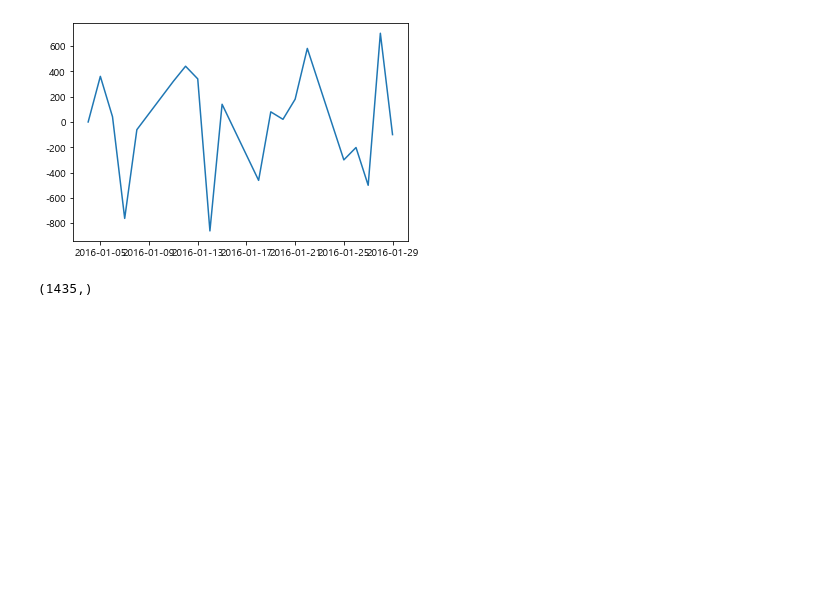
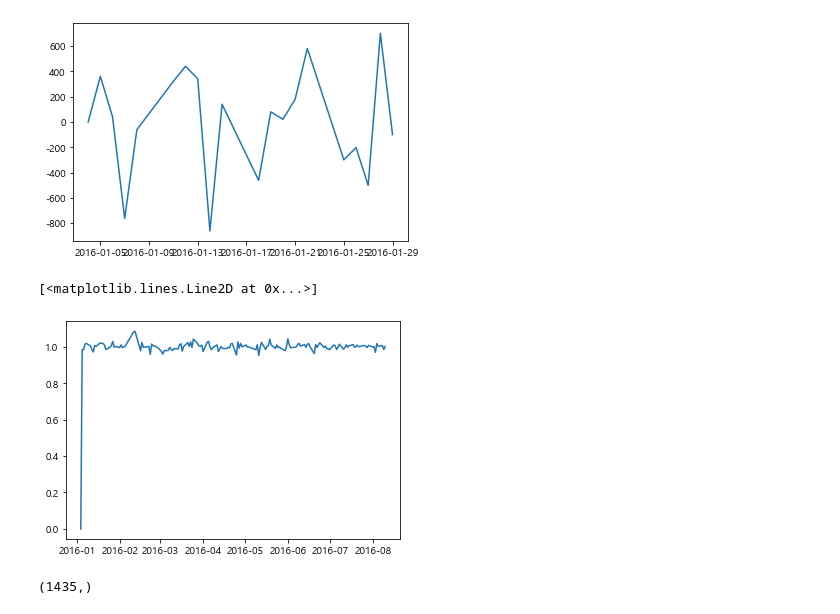
Before and after one commit to ghdakrk/Study_quant, a Jupyter notebook: momentum.ipynb, the cells around one changed output. Cells and saved outputs as stored; diff of their text form; code cells hidden in the pictures; blank space fills up the shorter version.

```diff
--- a/momentum.ipynb
+++ b/momentum.ipynb
@@ -157,0 +143,5 @@ df.head(10)
+# %%
+df['일계도비율'][0] = 0
+for i in range(1, len(seri)):
+    df['일계도비율'][i] = df['종가'][i-1] / df['종가'][i]
+df.head()
@@ -170,6 +176,11 @@ plt.plot(df['이계도'][:20])
 # %% [output]
 [<matplotlib.lines.Line2D at 0x...>]
 [figure]
+# %%
+plt.plot(df['일계도비율'][:150])
+# %% [output]
+[<matplotlib.lines.Line2D at 0x...>]
+[figure, added]
 # %%
 import pickle
 # 선형회귀 모델
```
Also changed, not shown: parts of 21 cells of this notebook, 1 other file.
